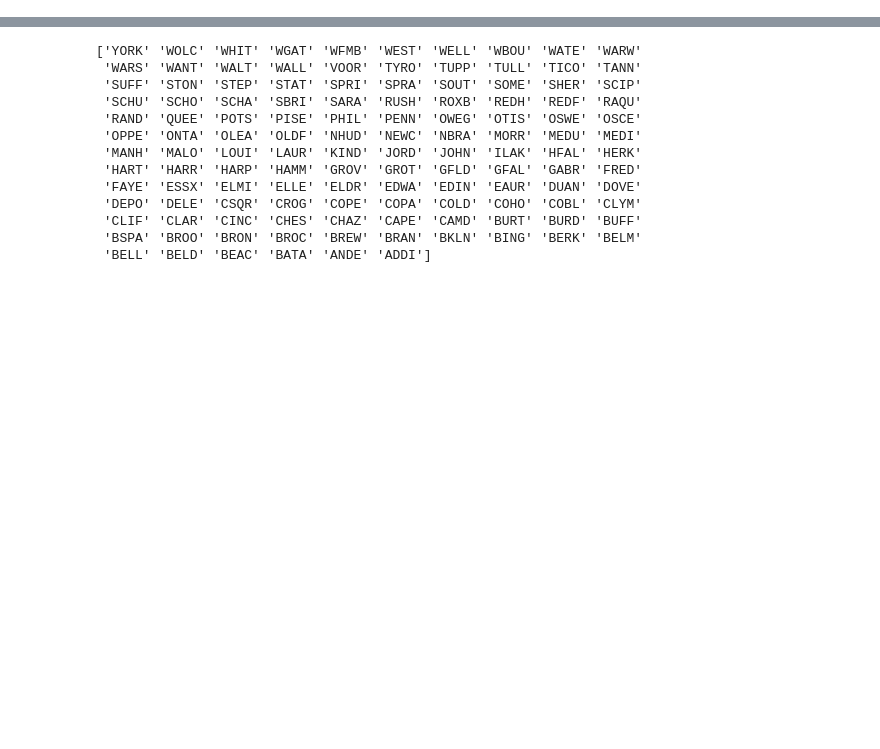
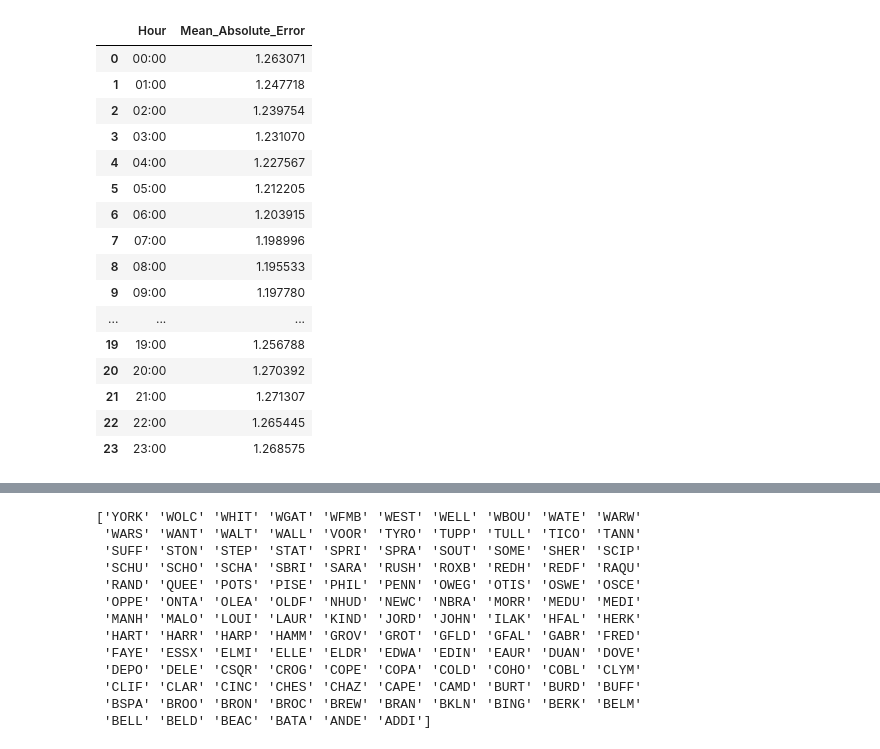
Before and after one commit to shmaronshmevans/nwp_bias, a Jupyter notebook: src/machine_learning/notebooks/scratch.ipynb, the cells around one changed output, grey strips where cells are left out. Drawn from its saved outputs; the diff is of its cells as text; code cells hidden in the pictures; blank space fills up the shorter version.

```diff
--- a/src/machine_learning/notebooks/scratch.ipynb
+++ b/src/machine_learning/notebooks/scratch.ipynb
@@ -21,3 +24,26 @@ from datetime import datetime
 import shutil
 import statistics as st
 from pathlib import Path
+# %%
+df = pd.read_csv(
+    "/home/aevans/nwp_bias/src/machine_learning/data/error_visuals/dataframes/Western Plateau/ALL_t2m_hourly_abs_error_persistence.csv"
+)
+df
+# %% [output]
+|  | Hour | Mean_Absolute_Error |
+| 0 | 00:00 | 1.263071 |
+| 1 | 01:00 | 1.247718 |
+| 2 | 02:00 | 1.239754 |
+| 3 | 03:00 | 1.231070 |
+| 4 | 04:00 | 1.227567 |
+| 5 | 05:00 | 1.212205 |
+| 6 | 06:00 | 1.203915 |
+| 7 | 07:00 | 1.198996 |
+| 8 | 08:00 | 1.195533 |
+| 9 | 09:00 | 1.197780 |
+| ... | ... | ... |
+| 19 | 19:00 | 1.256788 |
+| 20 | 20:00 | 1.270392 |
+| 21 | 21:00 | 1.271307 |
+| 22 | 22:00 | 1.265445 |
+| 23 | 23:00 | 1.268575 |
```
Also changed, not shown: parts of 2 cells of this notebook, 12 other files.
